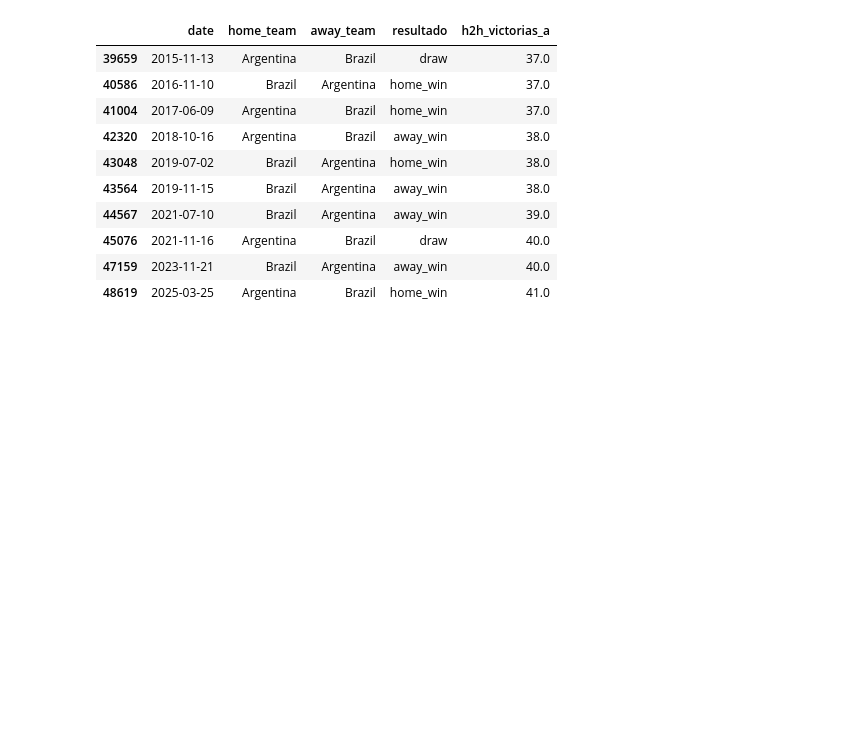
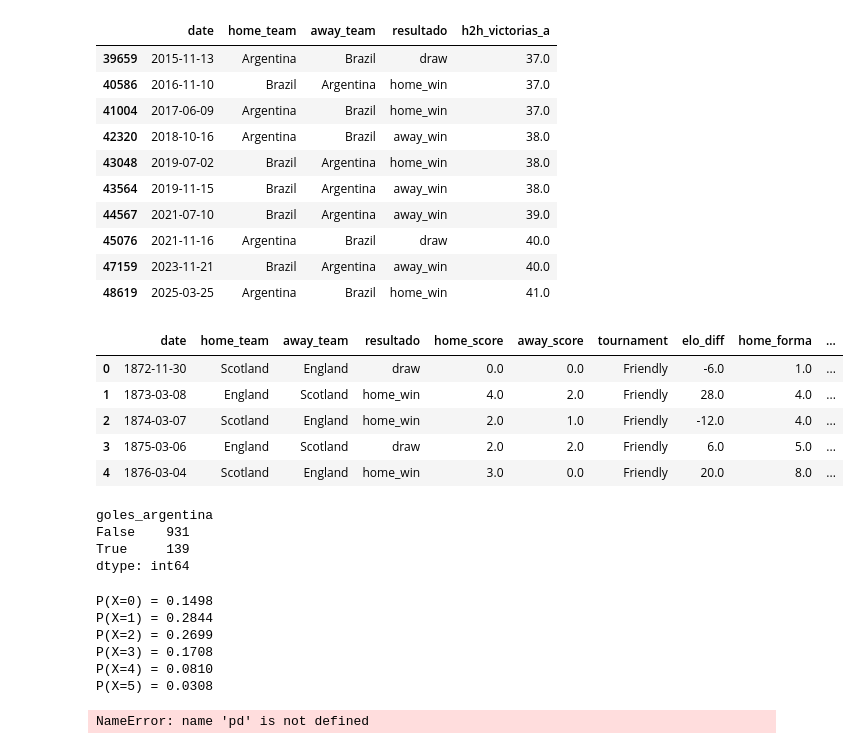
Before and after one commit to MaximilianoPalma03/mundial-predictor, a Jupyter notebook: notebooks/01_EDA_y_features.ipynb, the cells around one changed output. Saved outputs shown, nothing was run; the diff lists cells and outputs as text; code cells hidden in the pictures; blank space fills up the shorter version.

```diff
--- a/notebooks/01_exploracion.ipynb
+++ b/notebooks/01_EDA_y_features.ipynb
@@ -532,3 +532,33 @@ df_merged[(df_merged['equipo_a'] == 'Argentina') & (df_merged['equipo_b'] == 'Br
 | 45076 | 2021-11-16 | Argentina | Brazil | draw | 40.0 |
 | 47159 | 2023-11-21 | Brazil | Argentina | away_win | 40.0 |
 | 48619 | 2025-03-25 | Argentina | Brazil | home_win | 41.0 |
+# %%
+df_merged['gano_equipo_b'] = np.where(df_merged['resultado'] != 'draw', 1 - df_merged['gano_equipo_a'], 0)
+
+df_merged['h2h_victorias_b'] = (
+    df_merged.groupby(['equipo_a', 'equipo_b'])['gano_equipo_b']
+    .transform(lambda x: x.shift(1).cumsum())
+    .fillna(0)
+)
+# %%
+columnas_finales = [
+    'date', 'home_team', 'away_team',
+    'resultado',
+    'home_score', 'away_score',
+    'tournament',
+    'elo_diff',
+    'home_forma', 'away_forma',
+    'neutral',
+    'h2h_victorias_a', 'h2h_victorias_b',
+    'equipo_a', 'equipo_b'
+]
+
+df_final = df_merged[columnas_finales].copy()
+df_final.head()
+# %% [output]
+|  | date | home_team | away_team | resultado | home_score | away_score | tournament | elo_diff | home_forma | ... |
+| 0 | 1872-11-30 | Scotland | England | draw | 0.0 | 0.0 | Friendly | -6.0 | 1.0 | ... |
+| 1 | 1873-03-08 | England | Scotland | home_win | 4.0 | 2.0 | Friendly | 28.0 | 4.0 | ... |
+| 2 | 1874-03-07 | Scotland | England | home_win | 2.0 | 1.0 | Friendly | -12.0 | 4.0 | ... |
+| 3 | 1875-03-06 | England | Scotland | draw | 2.0 | 2.0 | Friendly | 6.0 | 5.0 | ... |
+| 4 | 1876-03-04 | Scotland | England | home_win | 3.0 | 0.0 | Friendly | 20.0 | 8.0 | ... |
@@ -534,0 +569,33 @@ df_merged[(df_merged['equipo_a'] == 'Argentina') & (df_merged['equipo_b'] == 'Br
+# %%
+partidos_argentina.groupby(partidos_argentina['goles_argentina'] == 3).size()
+# %% [output]
+goles_argentina
+False    931
+True     139
+dtype: int64
+# %%
+from scipy.stats import poisson
+
+lambda_arg = 1.8981308411214954  # tu promedio calculado
+
+for k in range(0, 6):
+    probabilidad = poisson.pmf(k, lambda_arg)
+    print(f"P(X={k}) = {probabilidad:.4f}")
+# %% [output]
+P(X=0) = 0.1498
+P(X=1) = 0.2844
+P(X=2) = 0.2699
+P(X=3) = 0.1708
+P(X=4) = 0.0810
+P(X=5) = 0.0308
+# %%
+dataset_features = pd.read_csv('../data/processed/dataset_features.csv')
+
+dataset_features.loc[
+    (dataset_features['home_team'] == 'Argentina') |
+    (dataset_features['away_team'] == 'Argentina')
+]
+
+dataset_features.loc[dataset_features['home_team'] == 'Argentina'] & dataset_features.loc[dataset_features['away_team'] == 'Argentina']
+# %% [output]
+NameError: name 'pd' is not defined
```
Also changed, not shown: parts of 2 cells of this notebook, 1 other file.
